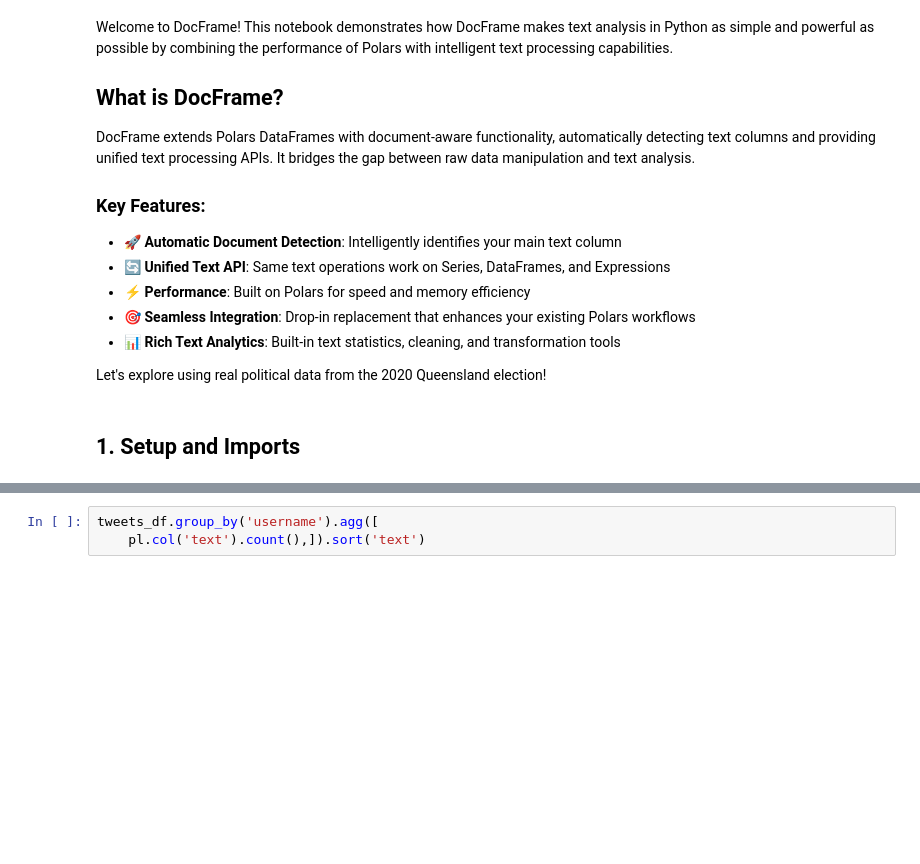
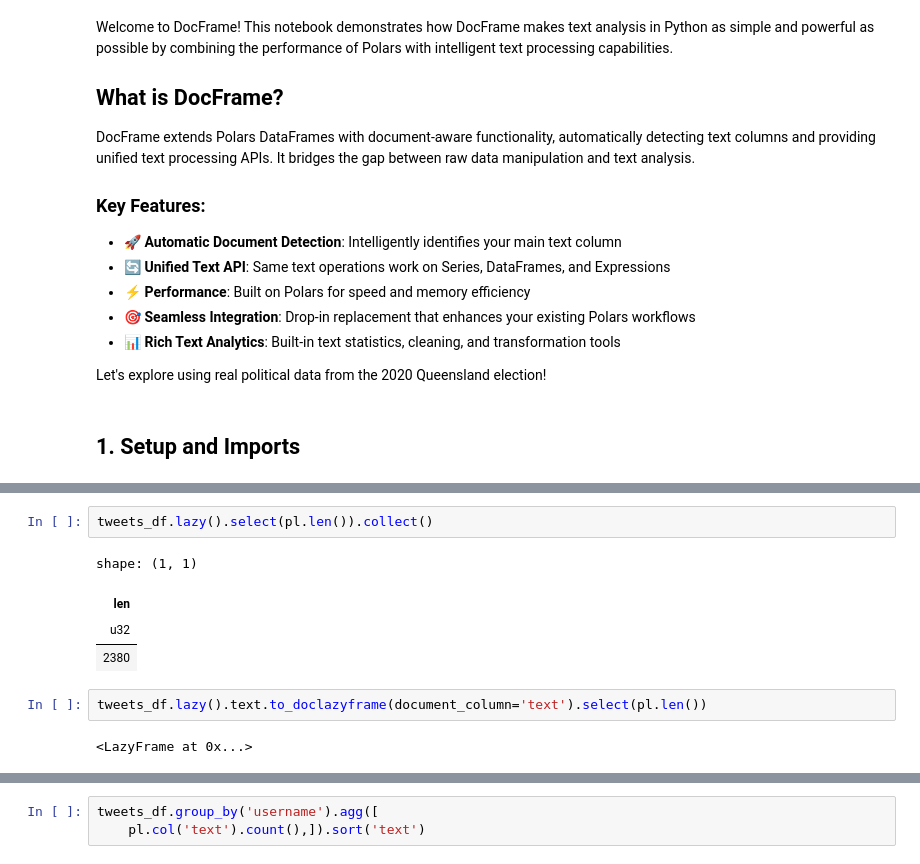
Before and after one commit to milysun/ldaca-app, a Jupyter notebook: docframe/examples/demo.ipynb, the cells around one changed output, grey strips where cells are left out. Drawn from its saved outputs; the diff is of its cells as text; blank space fills up the shorter version.

```diff
--- a/docframe/examples/demo.ipynb
+++ b/docframe/examples/demo.ipynb
@@ -38,3 +38,14 @@ shape: (2_380, 15)
 | 1323366133596999680 | "2020-11-02 20:47:27.000 +0000" | "2020-11-02 21:15:19.000 +0000" | 452670762 | "philip__anthony" | "And Wardill keeps it coming in… | null | null | ... |
 | 1323372798174089216 | "2020-11-02 21:13:56.000 +0000" | "2020-11-02 22:24:24.000 +0000" | 984808496 | "MarkBaileyMP" | "RT @camerondickqld: ABS data i… | 1323115321381715968 | 236818401 | ... |
 | 1323373512308871168 | "2020-11-02 21:16:47.000 +0000" | "2020-11-02 22:24:24.000 +0000" | 984808496 | "MarkBaileyMP" | "@CampbellNewman @AlboMP @QLDLa… | null | null | ... |
+# %%
+tweets_df.lazy().select(pl.len()).collect()
+# %% [output]
+shape: (1, 1)
+| len |
+| u32 |
+| 2380 |
+# %%
+tweets_df.lazy().text.to_doclazyframe(document_column='text').select(pl.len())
+# %% [output]
+<LazyFrame at 0x...>
```
Also changed, not shown: parts of 2 cells of this notebook, 24 other files.
